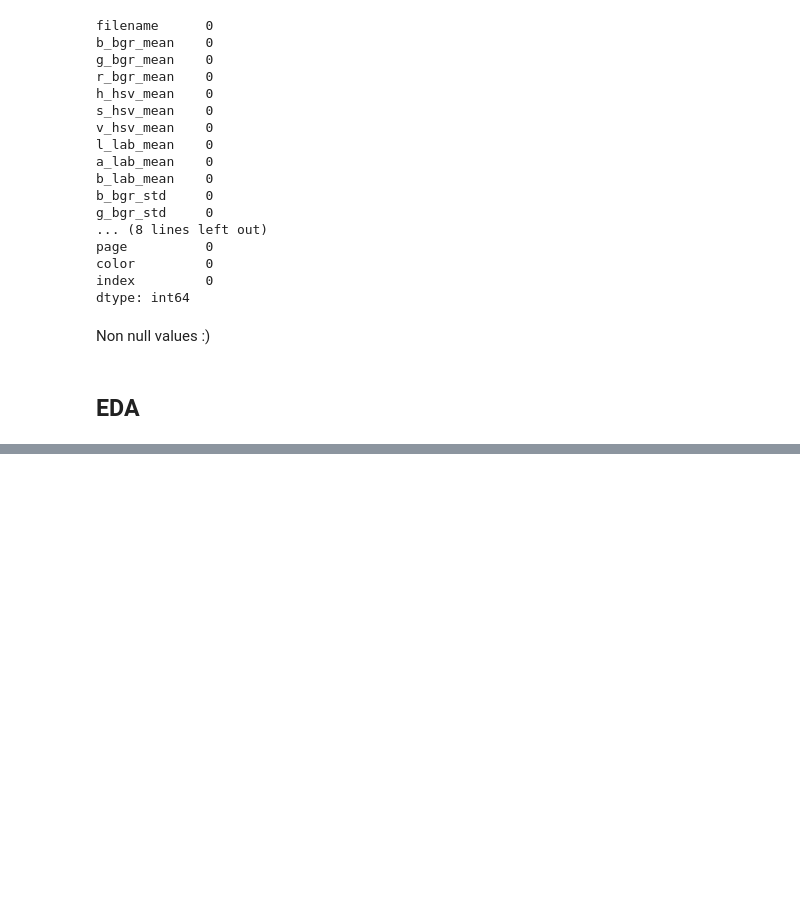
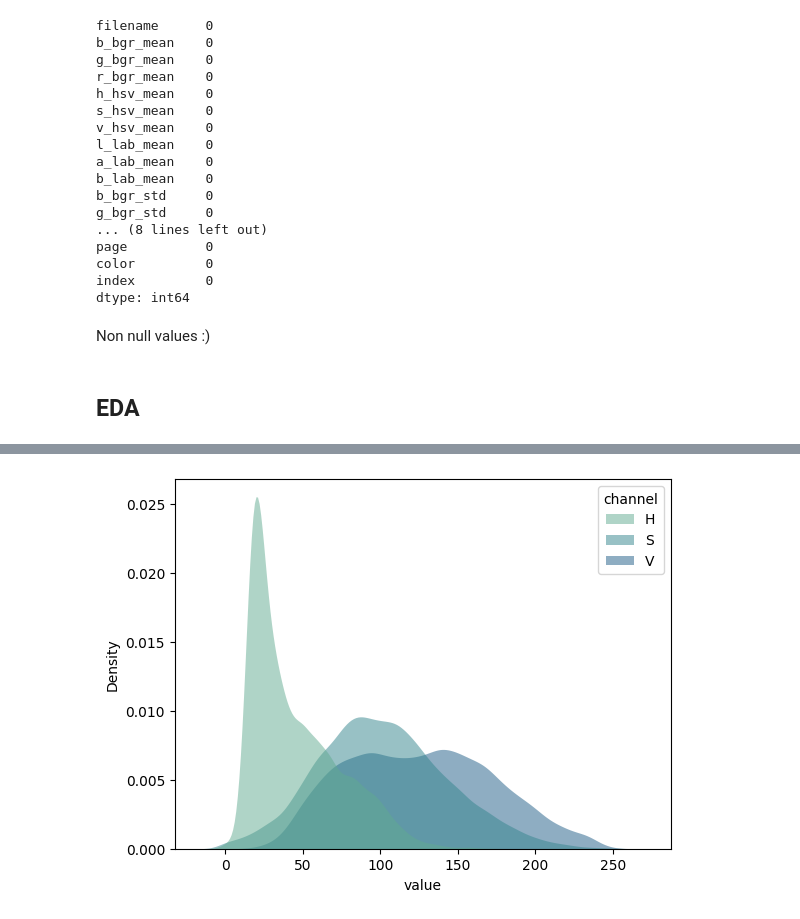
Before and after one commit to alejomaar/google-arts-and-culture, a Jupyter notebook: notebooks/03-eda.ipynb, the cells around one changed output, grey strips where cells are left out. Saved outputs shown, nothing was run; the diff lists cells and outputs as text; code cells hidden in the pictures; blank space fills up the shorter version.

```diff
--- a/notebooks/03-eda.ipynb
+++ b/notebooks/03-eda.ipynb
@@ -136,0 +101,4 @@ black['g_bgr_std'].plot(kind='kde')
+# %%
+kdeplot(df,['h_hsv_mean','s_hsv_mean','v_hsv_mean'])
+# %% [output]
+[figure, added]
```
Also changed, not shown: parts of 12 cells of this notebook.
